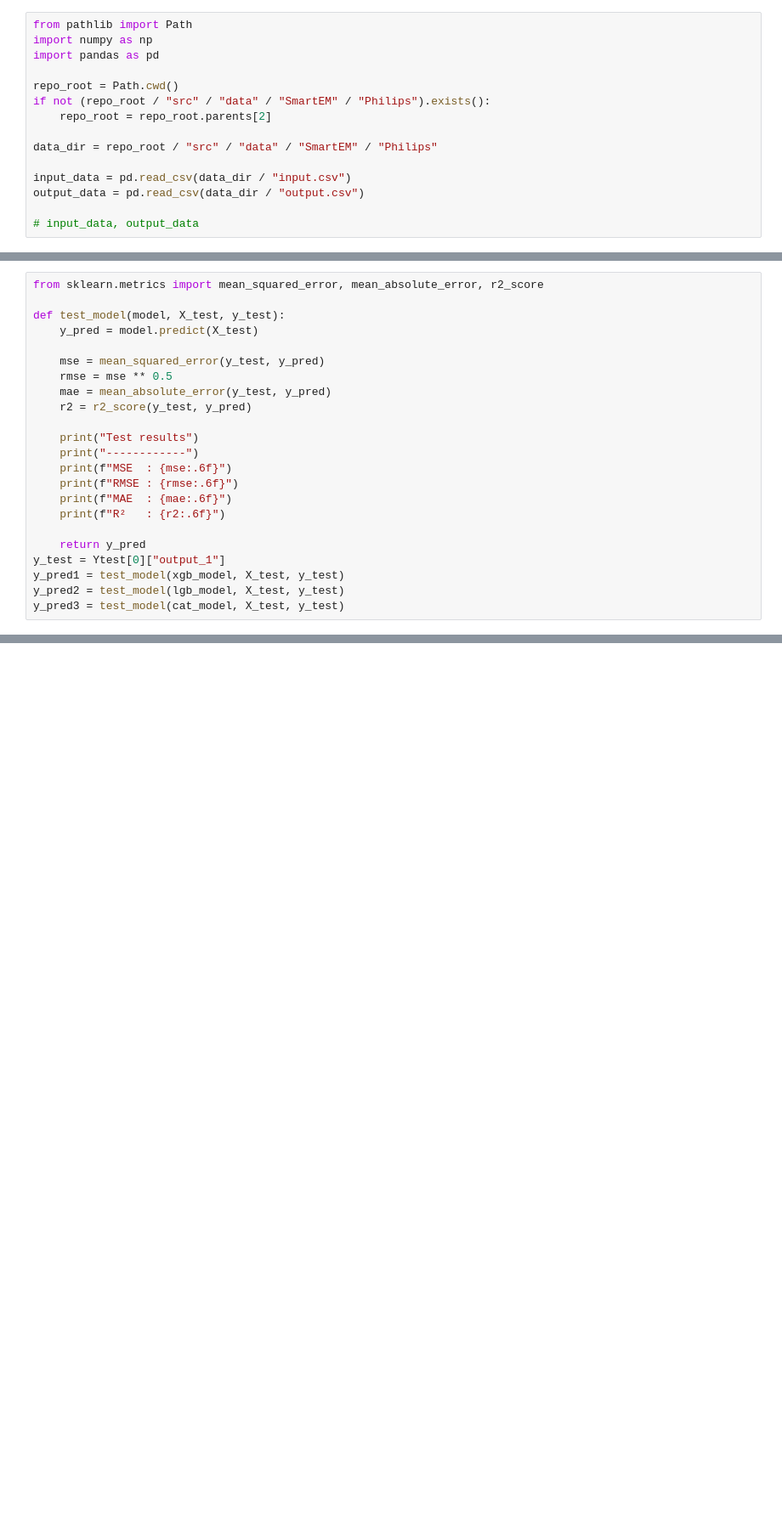
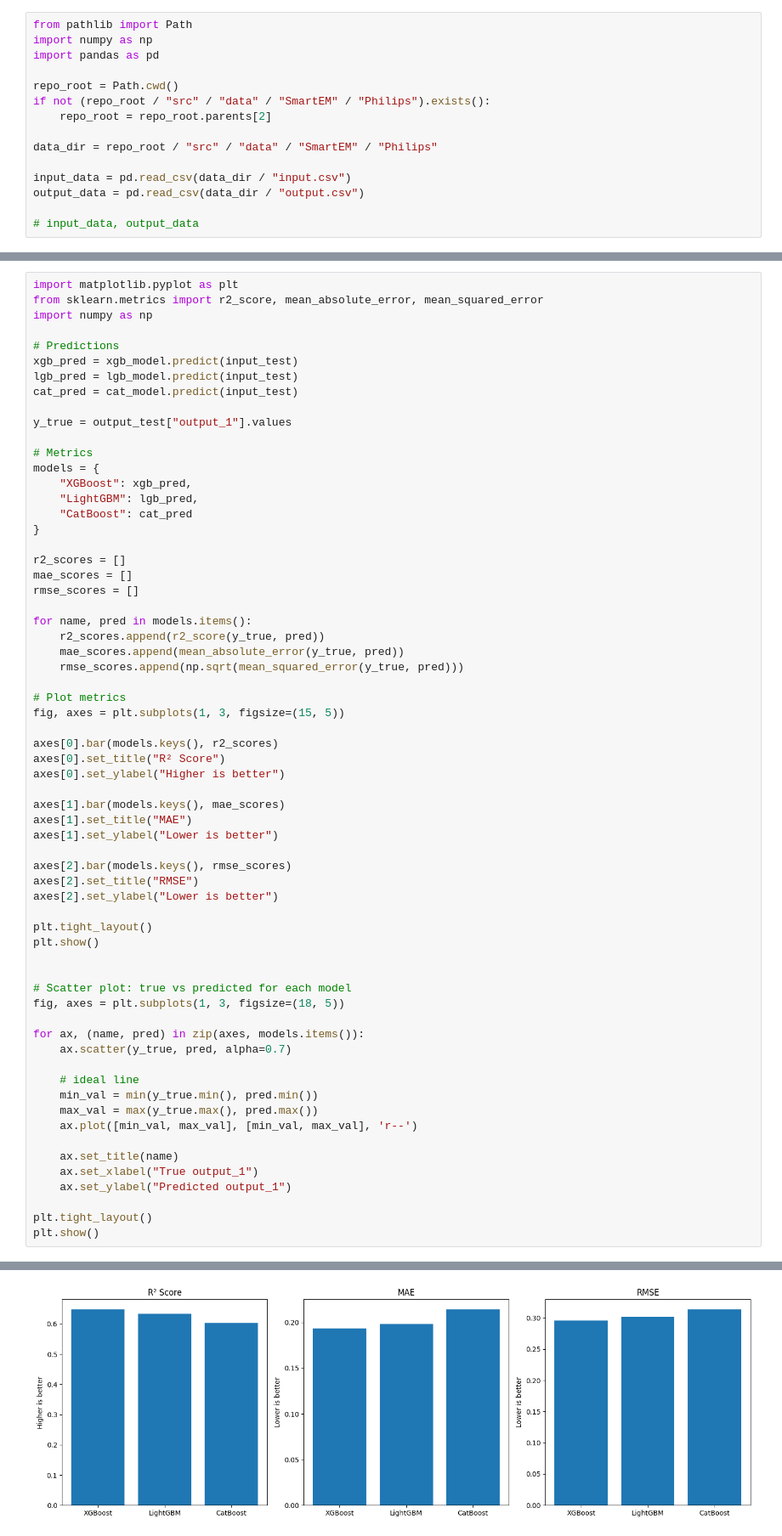
Before and after one commit to SmellingSalt/pythonQuickAndDirty, a Jupyter notebook: src/scripts/SmartEM/philipsRegression.ipynb, the cells around one changed output, grey strips where cells are left out. Shown at 85% size. Drawn from its saved outputs; the diff is of its cells as text; blank space fills up the shorter version.

```diff
--- a/src/scripts/SmartEM/philipsRegression.ipynb
+++ b/src/scripts/SmartEM/philipsRegression.ipynb
@@ -276,24 +287,65 @@ input_18     float64
 # %%
-from sklearn.metrics import mean_squared_error, mean_absolute_error, r2_score
+import matplotlib.pyplot as plt
+from sklearn.metrics import r2_score, mean_absolute_error, mean_squared_error
+import numpy as np
 
-def test_model(model, X_test, y_test):
-    y_pred = model.predict(X_test)
+# Predictions
+xgb_pred = xgb_model.predict(input_test)
+lgb_pred = lgb_model.predict(input_test)
+cat_pred = cat_model.predict(input_test)
 
-    mse = mean_squared_error(y_test, y_pred)
-    rmse = mse ** 0.5
-    mae = mean_absolute_error(y_test, y_pred)
-    r2 = r2_score(y_test, y_pred)
+y_true = output_test["output_1"].values
 
-    print("Test results")
-    print("------------")
-    print(f"MSE  : {mse:.6f}")
-    print(f"RMSE : {rmse:.6f}")
-    print(f"MAE  : {mae:.6f}")
-    print(f"R²   : {r2:.6f}")
+# Metrics
+models = {
+    "XGBoost": xgb_pred,
+    "LightGBM": lgb_pred,
+    "CatBoost": cat_pred
+}
 
-    return y_pred
-y_test = Ytest[0]["output_1"]
-y_pred1 = test_model(xgb_model, X_test, y_test)
-y_pred2 = test_model(lgb_model, X_test, y_test)
-y_pred3 = test_model(cat_model, X_test, y_test)
+r2_scores = []
+mae_scores = []
+rmse_scores = []
+
+for name, pred in models.items():
+    r2_scores.append(r2_score(y_true, pred))
+    mae_scores.append(mean_absolute_error(y_true, pred))
+    rmse_scores.append(np.sqrt(mean_squared_error(y_true, pred)))
+
+# Plot metrics
+fig, axes = plt.subplots(1, 3, figsize=(15, 5))
+
+axes[0].bar(models.keys(), r2_scores)
+axes[0].set_title("R² Score")
+axes[0].set_ylabel("Higher is better")
+
+axes[1].bar(models.keys(), mae_scores)
+axes[1].set_title("MAE")
+axes[1].set_ylabel("Lower is better")
+
+axes[2].bar(models.keys(), rmse_scores)
+axes[2].set_title("RMSE")
+axes[2].set_ylabel("Lower is better")
+
+plt.tight_layout()
+plt.show()
+
+
+# Scatter plot: true vs predicted for each model
+fig, axes = plt.subplots(1, 3, figsize=(18, 5))
+
+for ax, (name, pred) in zip(axes, models.items()):
+    ax.scatter(y_true, pred, alpha=0.7)
+
+    # ideal line
+    min_val = min(y_true.min(), pred.min())
+    max_val = max(y_true.max(), pred.max())
+    ax.plot([min_val, max_val], [min_val, max_val], 'r--')
+
+    ax.set_title(name)
+    ax.set_xlabel("True output_1")
+    ax.set_ylabel("Predicted output_1")
+
+plt.tight_layout()
+plt.show()
 # %% [output]
@@ -317,0 +352 @@ R²   : 0.669140
+[figure, added]
```
Also changed, not shown: parts of 28 cells of this notebook, 4 other files.
